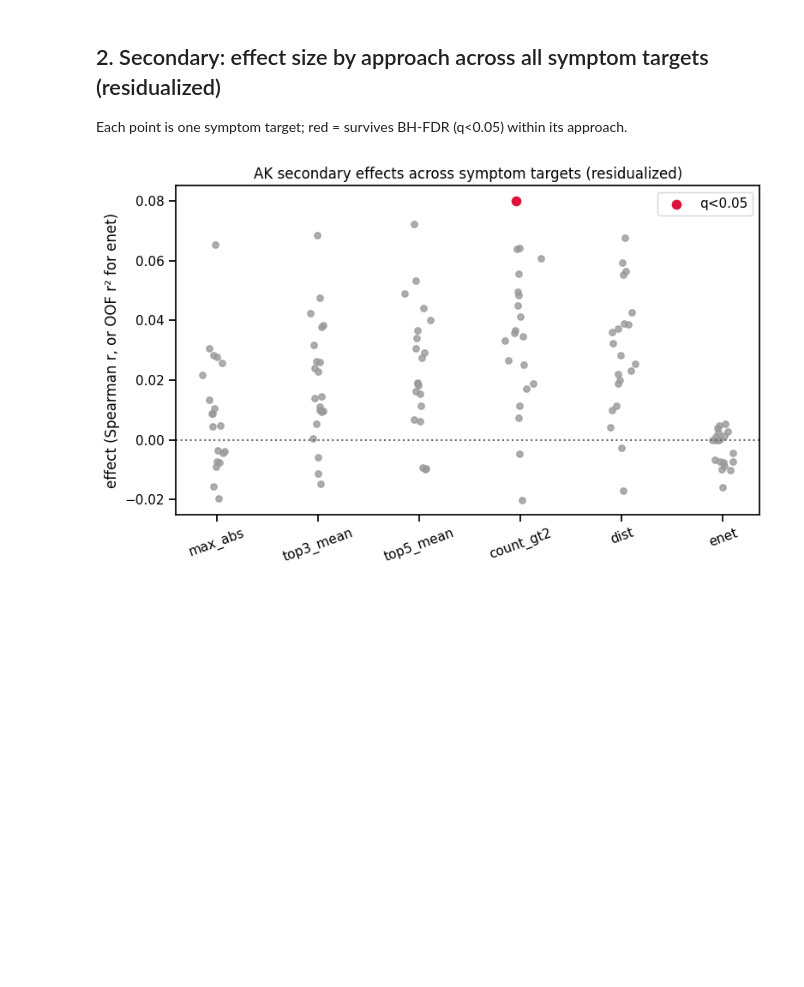
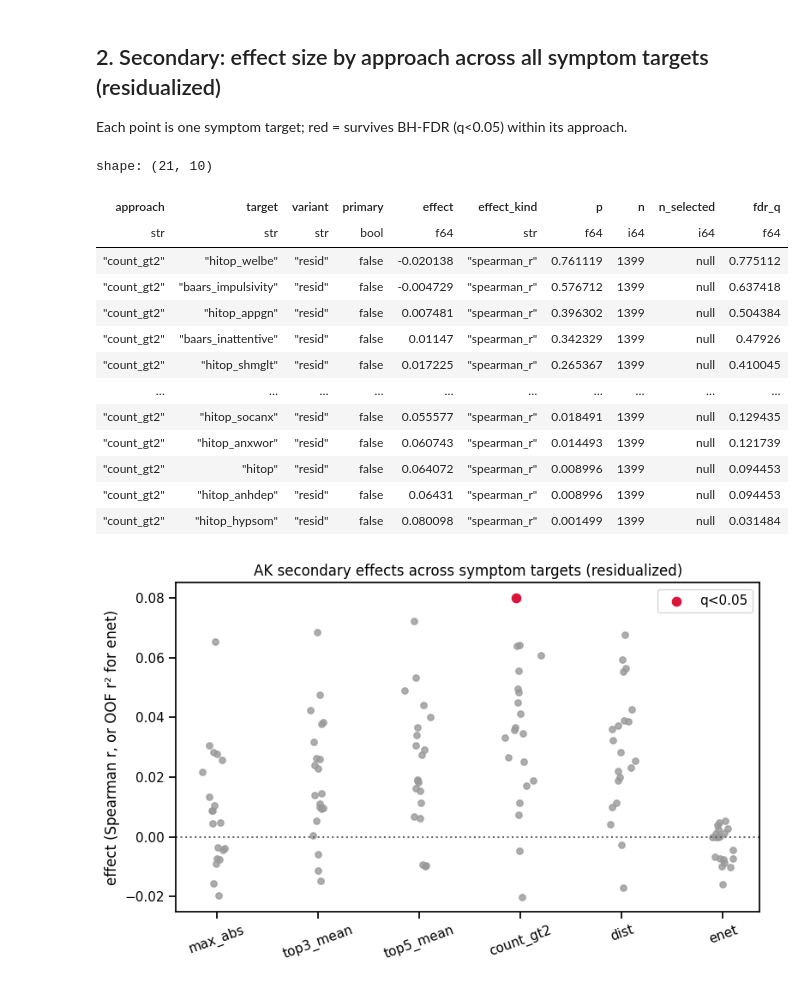
Before and after one commit to NIMH-MLT/cogmood_analysis, a Jupyter notebook: notebooks/anna_karenina.ipynb, the cells around one changed output. Drawn from its saved outputs; the diff is of its cells as text; code cells hidden in the pictures; blank space fills up the shorter version.

```diff
--- a/notebooks/anna_karenina.ipynb
+++ b/notebooks/anna_karenina.ipynb
@@ -52,6 +54,24 @@ All primary p-values > 0.05 -> the pre-specified AK primary is null.
 ## 2. Secondary: effect size by approach across all symptom targets (residualized)
 
 Each point is one symptom target; red = survives BH-FDR (q<0.05) within its approach.
+# %%
+# exploratory: count_gt2 targets ranked by effect (residualized)
+res.filter((pl.col('approach') == 'count_gt2') & (pl.col('variant') == 'resid')).sort('effect')
+# %% [output]
+shape: (21, 10)
+| approach | target | variant | primary | effect | effect_kind | p | n | n_selected | fdr_q |
+| str | str | str | bool | f64 | str | f64 | i64 | i64 | f64 |
+| "count_gt2" | "hitop_welbe" | "resid" | false | -0.020138 | "spearman_r" | 0.761119 | 1399 | null | 0.775112 |
+| "count_gt2" | "baars_impulsivity" | "resid" | false | -0.004729 | "spearman_r" | 0.576712 | 1399 | null | 0.637418 |
+| "count_gt2" | "hitop_appgn" | "resid" | false | 0.007481 | "spearman_r" | 0.396302 | 1399 | null | 0.504384 |
+| "count_gt2" | "baars_inattentive" | "resid" | false | 0.01147 | "spearman_r" | 0.342329 | 1399 | null | 0.47926 |
+| "count_gt2" | "hitop_shmglt" | "resid" | false | 0.017225 | "spearman_r" | 0.265367 | 1399 | null | 0.410045 |
+| … | … | … | … | … | … | … | … | … | … |
+| "count_gt2" | "hitop_socanx" | "resid" | false | 0.055577 | "spearman_r" | 0.018491 | 1399 | null | 0.129435 |
+| "count_gt2" | "hitop_anxwor" | "resid" | false | 0.060743 | "spearman_r" | 0.014493 | 1399 | null | 0.121739 |
+| "count_gt2" | "hitop" | "resid" | false | 0.064072 | "spearman_r" | 0.008996 | 1399 | null | 0.094453 |
+| "count_gt2" | "hitop_anhdep" | "resid" | false | 0.06431 | "spearman_r" | 0.008996 | 1399 | null | 0.094453 |
+| "count_gt2" | "hitop_hypsom" | "resid" | false | 0.080098 | "spearman_r" | 0.001499 | 1399 | null | 0.031484 |
 # %%
 sec = res.filter((pl.col('variant') == 'resid') & (~pl.col('primary')))
 approaches = ['max_abs', 'top3_mean', 'top5_mean', 'count_gt2', 'dist', 'enet']
```
Also changed, not shown: parts of 7 cells of this notebook, 2 other files.
